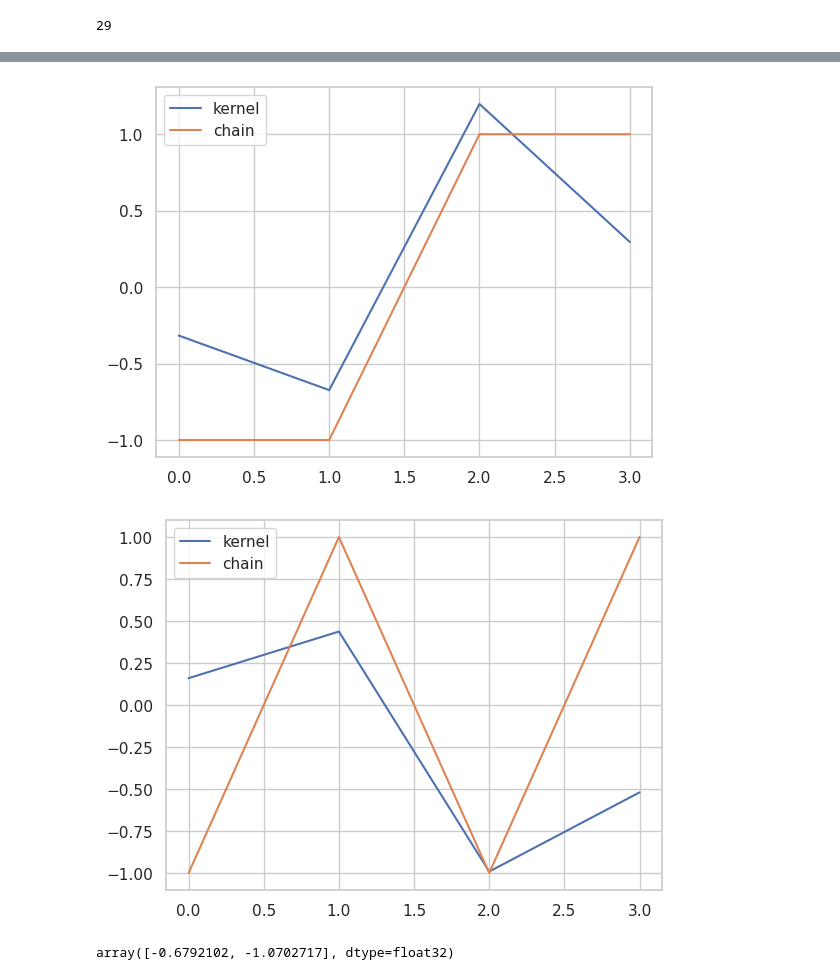
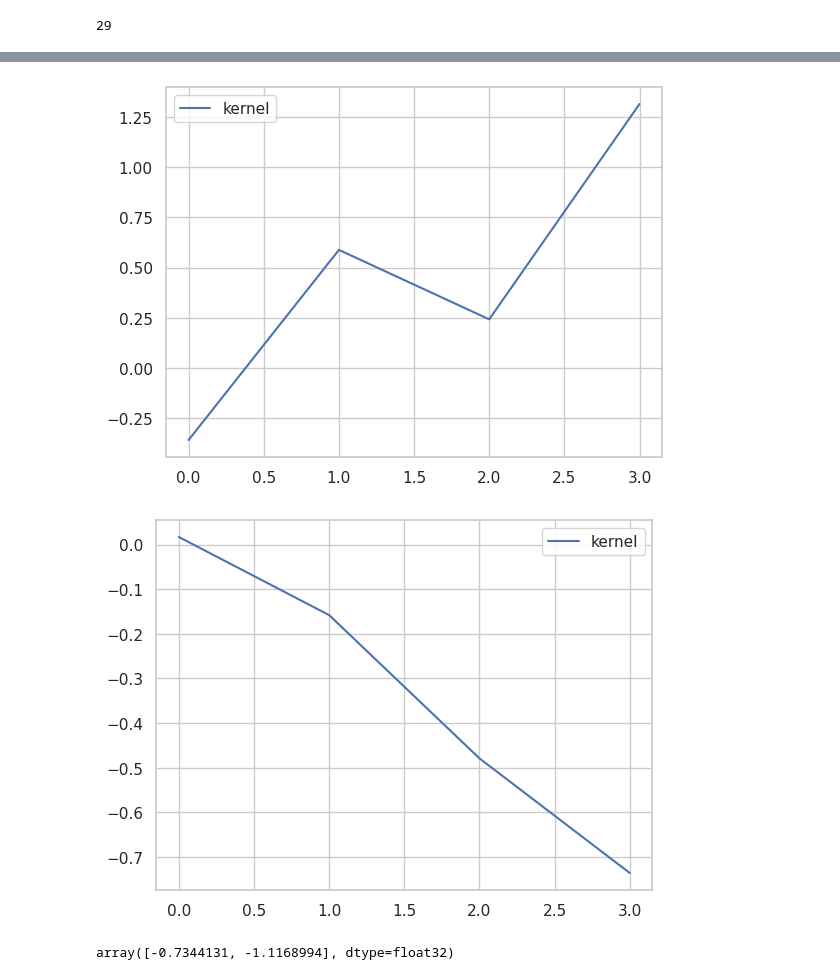
Before and after one commit to jennyqsun/evidence-chain, a Jupyter notebook: analysis/cnn_kernel_dual.ipynb, the cells around one changed output, grey strips where cells are left out. Saved outputs shown, nothing was run; the diff lists cells and outputs as text; code cells hidden in the pictures.

```diff
--- a/analysis/cnn_kernel_dual.ipynb
+++ b/analysis/cnn_kernel_dual.ipynb
@@ -125,7 +125,7 @@ count.max()
 chain_matrix = get_chain_matrix(sequence, count)
 # %%
 # load pickle
-FILEPATH  = os.path.join(SAVE_DIR, f"pos{pos}_param.pkl")
+FILEPATH  = os.path.join(SAVE_DIR, f"pos{pos}_param_final.pkl")
 with open(FILEPATH, 'rb') as pickle_file:
     d= pickle.load(pickle_file)
 
@@ -134,4 +134,5 @@ with open(FILEPATH, 'rb') as pickle_file:
 kernel = d['kernel']
 
 fc_bias  =d['fc_bias'][0]
-# conv_bias = 1
+
+print(fc_bias)
@@ -287,18 +290,18 @@ POSITION_OF_SAMPLES
 # %%
 plt.plot(np.arange(0,4,),kernel[0][0], label = 'kernel')
-plt.plot(np.arange(0,4,),[-1,-1,1,1], label = 'chain')
+# plt.plot(np.arange(0,4,),[-1,-1,1,1], label = 'chain')
 plt.legend()
 plt.show()
 # %% [output]
-[figure, old version]
+[figure, new version]
 # %%
 plt.plot(np.arange(0,4,),kernel[1][0], label = 'kernel')
-plt.plot(np.arange(0,4,),[-1,1,-1,1], label = 'chain')
+# plt.plot(np.arange(0,4,),[-1,1,-1,1], label = 'chain')
 plt.legend()
 plt.show()
 # %% [output]
-[figure, old version]
+[figure, new version]
 # %%
 fc_bias
 # %% [output]
-array([-0.6792102, -1.0702717], dtype=float32)
+array([-0.7344131, -1.1168994], dtype=float32)
```
Also changed, not shown: parts of 7 cells of this notebook, 6 other files.
